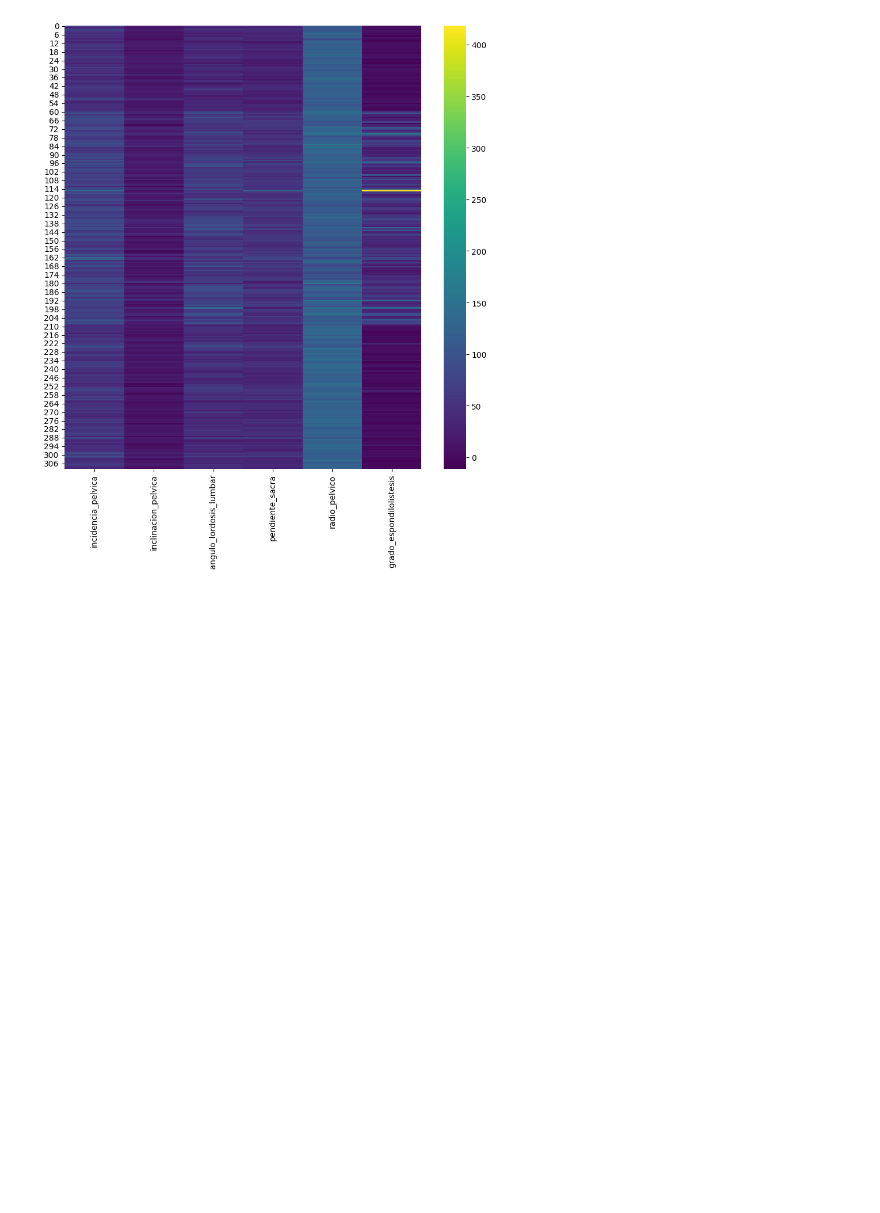
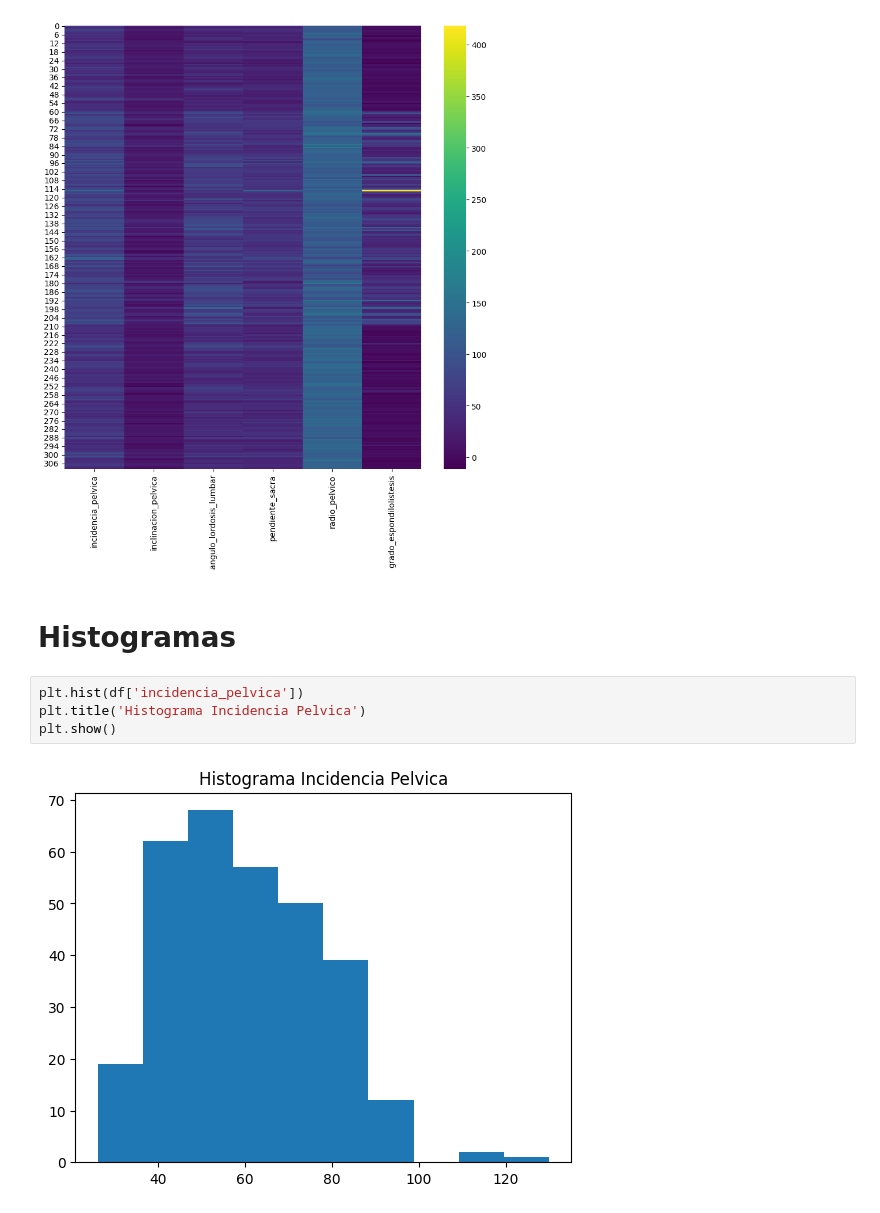
Before and after one commit to notGabo/ET_MachineLearning, a Jupyter notebook: et_ml.ipynb, the cells around one changed output. Cells and saved outputs as stored; diff of their text form; blank space fills up the shorter version.

```diff
--- a/et_ml.ipynb
+++ b/et_ml.ipynb
@@ -104,3 +129,11 @@ sns.heatmap(df.drop('clase', axis=1), cmap='viridis')
 plt.show()
 # %% [output]
 [figure]
+# %% [markdown]
+# Histogramas
+# %%
+plt.hist(df['incidencia_pelvica'])
+plt.title('Histograma Incidencia Pelvica')
+plt.show()
+# %% [output]
+[figure, added]
```
Also changed, not shown: parts of 20 cells of this notebook.
